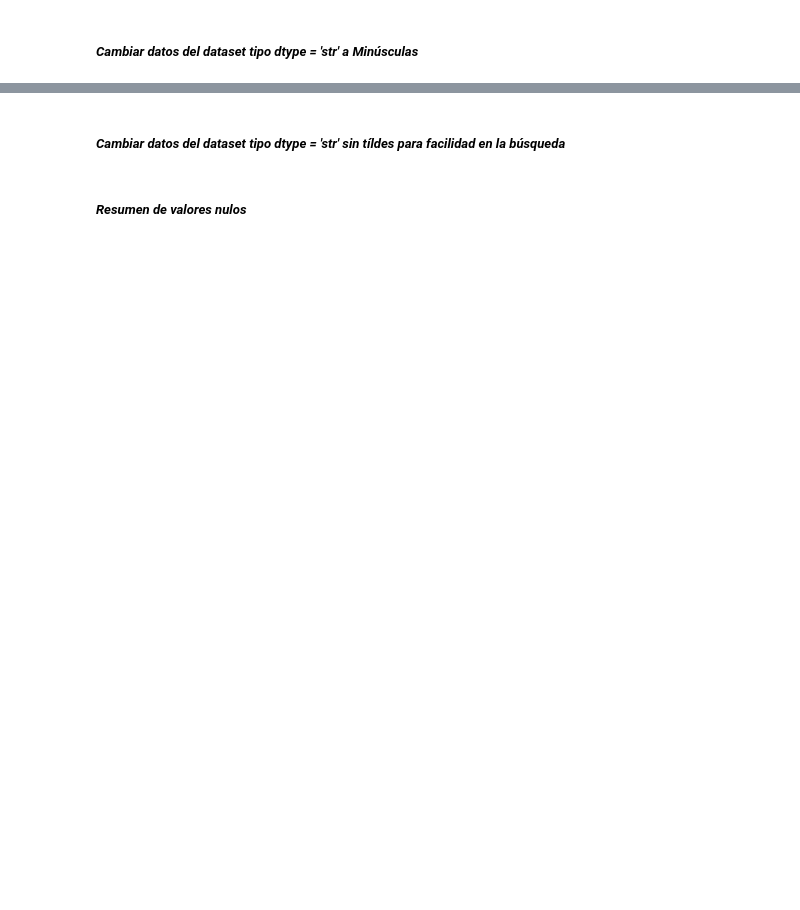
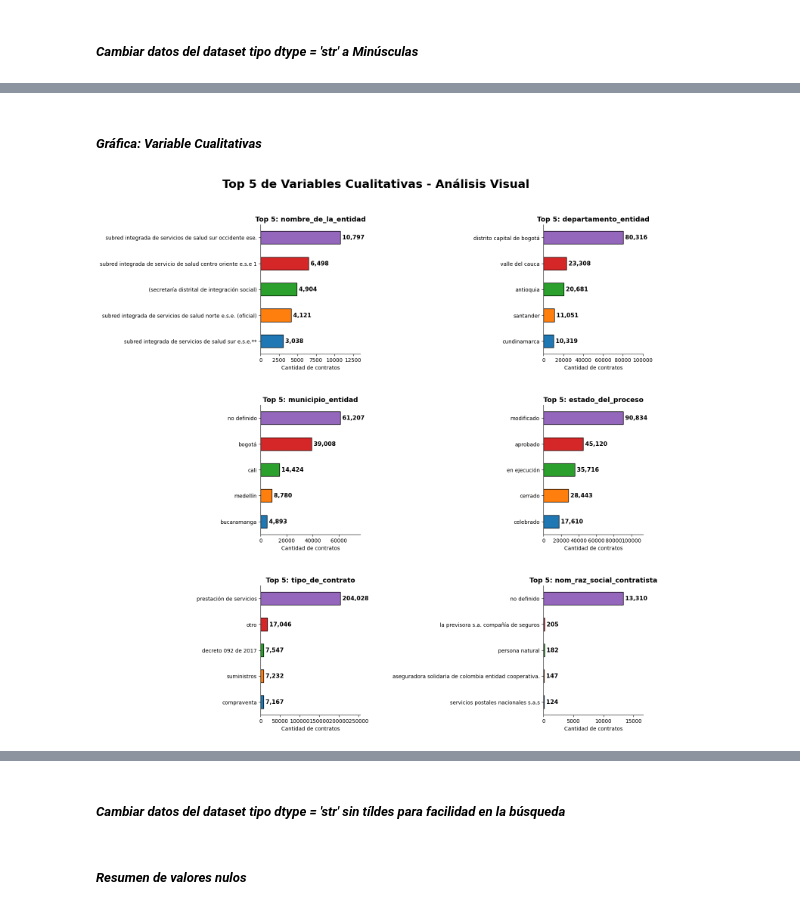
Before and after one commit to dmontillao/proyecto-final, a Jupyter notebook: Proyecyto-final.ipynb, the cells around one changed output, grey strips where cells are left out. Cells and saved outputs as stored; diff of their text form; code cells hidden in the pictures; blank space fills up the shorter version.

Commit message:
gráficas

```diff
--- a/Proyecyto-final.ipynb
+++ b/Proyecyto-final.ipynb
@@ -200,0 +256,78 @@ for col in columnas_texto       :
+# %% [markdown]
+##### *Gráfica: Variable Cualitativas*
+# %%
+import matplotlib.pyplot as plt
+import math
+
+# 1. Configuración de variables y grid
+vars_cualitativas = [
+    'nombre_de_la_entidad', 'departamento_entidad', 'municipio_entidad',
+    'estado_del_proceso', 'tipo_de_contrato', 'nom_raz_social_contratista'
+]
+
+cols_grid = 2
+rows_grid = math.ceil(len(vars_cualitativas) / cols_grid)
+
+# Paleta de colores
+colores_paleta = plt.cm.tab10.colors
+
+fig, axes = plt.subplots(rows_grid, cols_grid, figsize=(16, rows_grid * 5))
+axes = axes.flatten()
+
+for i, col in enumerate(vars_cualitativas):
+    if col in df.columns:
+        # Top 5 ordenado
+        datos = df[col].value_counts().head(5).sort_values(ascending=True)
+
+        ax = axes[i]
+
+        # --- CAMBIO: Eliminamos 'label' para que no haya leyenda ---
+        datos.plot(
+            kind='barh',
+            ax=ax,
+            color=colores_paleta[:len(datos)],
+            edgecolor='black'
+        )
+
+        ax.set_title(f'Top 5: {col}', fontsize=13, fontweight='bold')
+        ax.set_xlabel('Cantidad de contratos')
+        ax.set_ylabel('')
+
+        # --- CAMBIO: Eliminamos ax.legend() ---
+        # La leyenda ya no se mostrará.
+
+        # Estética
+        ax.grid(False)
+        ax.spines['top'].set_visible(False)
+        ax.spines['right'].set_visible(False)
+
+        # Etiquetas de datos al final de la barra (aquí ya está el número)
+        max_valor = datos.max()
+        for p in ax.patches:
+            ancho = p.get_width()
+            ax.annotate(
+                f' {int(ancho):,}',
+                (ancho, p.get_y() + p.get_height()/2.),
+                va='center',
+                ha='left',
+                fontsize=11,
+                fontweight='bold'
+            )
+
+        ax.set_xlim(0, max_valor * 1.25)
+
+    else:
+        axes[i].axis('off')
+
+# Ajustes finales
+plt.tight_layout(pad=5.0)
+fig.suptitle(
+    'Top 5 de Variables Cualitativas - Análisis Visual',
+    fontsize=22,
+    fontweight='bold',
+    y=1.02
+)
+
+plt.show()
+# %% [output]
+[figure, added]
```
Also changed, not shown: parts of 25 cells of this notebook.
